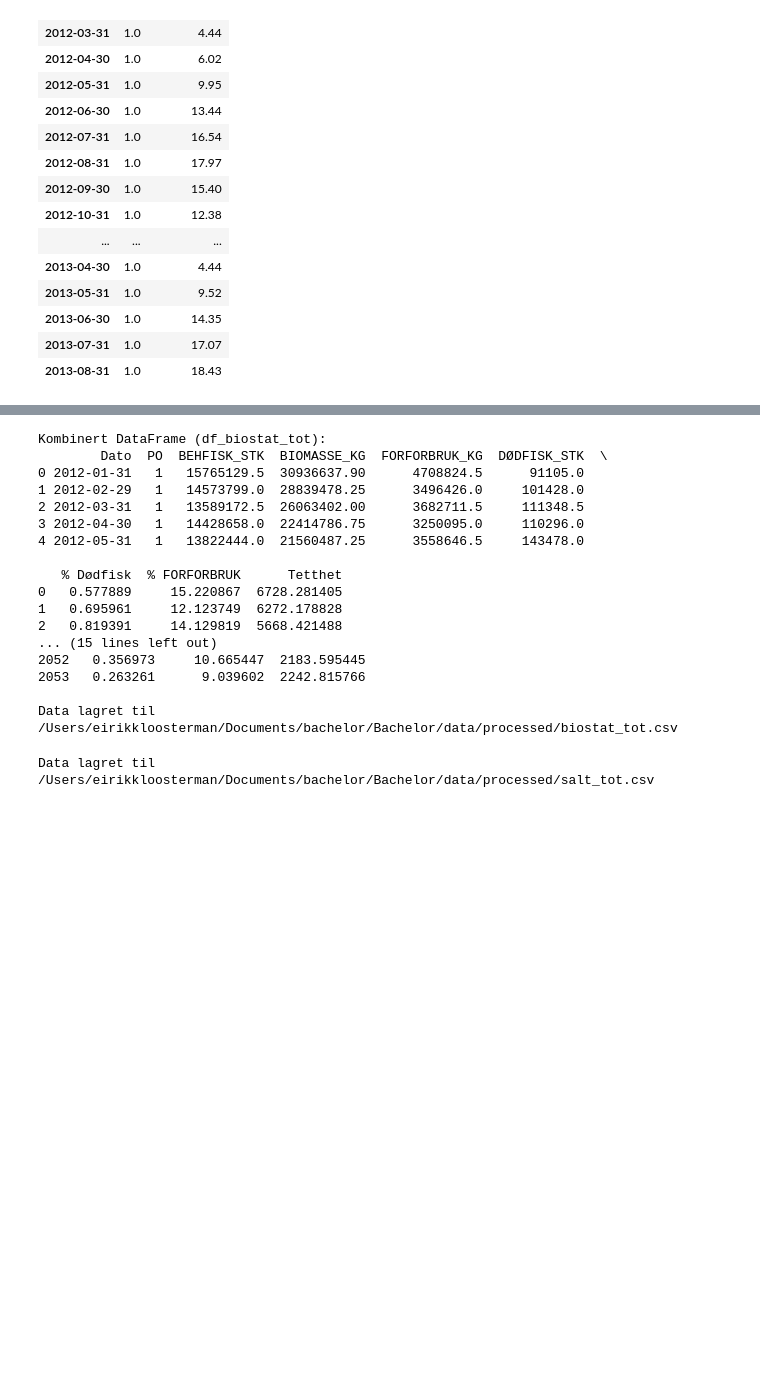
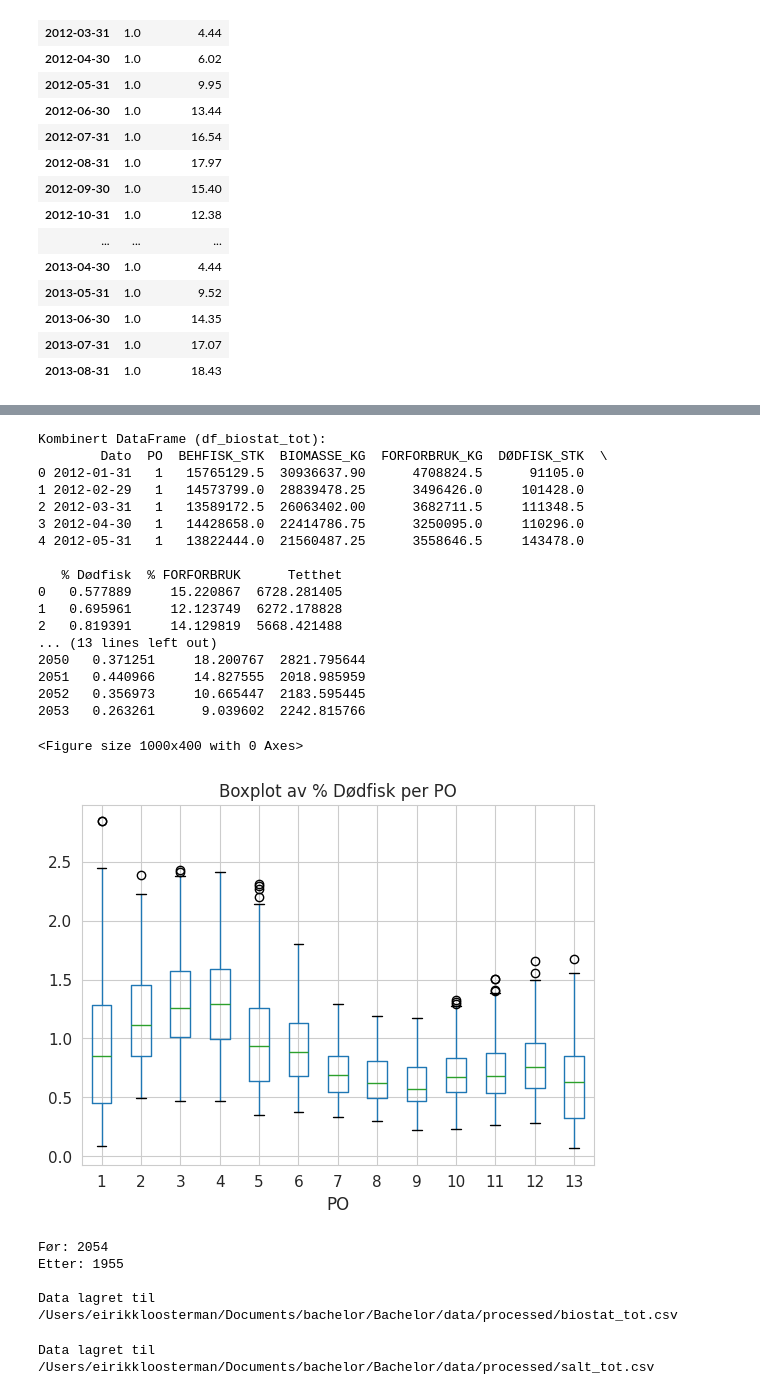
Before and after one commit to kavlikaviar/Bachelor, a Jupyter notebook: dataframe_samlet.ipynb, the cells around one changed output, grey strips where cells are left out. Drawn from its saved outputs; the diff is of its cells as text; code cells hidden in the pictures; blank space fills up the shorter version.

```diff
--- a/dataframe_samlet.ipynb
+++ b/dataframe_samlet.ipynb
@@ -414,37 +499,72 @@ if 'BIOMASSE_KG' in df_biostat_tot.columns and 'po_areal_map' in locals():
 
 # 4. Sorter og vis
 df_biostat_tot = df_biostat_tot.sort_values(by=['PO', 'Dato']).reset_index(drop=True)
 df_biostat_tot.dropna(subset=['Dato', 'PO'], inplace=True) # Fjern helt tomme rader
 
 print("Kombinert DataFrame (df_biostat_tot):")
 print(df_biostat_tot.head())
 print("\nSjekk slutten av datasettet for å se nyere data:")
 print(df_biostat_tot.tail())
 
+
+
+
+col = "% Dødfisk"
+
+def remove_iqr_outliers(df, group_col, value_col):
+    def iqr_filter(group):
+        Q1 = group[value_col].quantile(0.25)
+        Q3 = group[value_col].quantile(0.75)
+        IQR = Q3 - Q1
+        lower = Q1 - 1.5 * IQR
+        upper = Q3 + 1.5 * IQR
+        return group[(group[value_col] >= lower) & (group[value_col] <= upper)]
+    return df.groupby(group_col, group_keys=False).apply(iqr_filter)
+
+df_biostat_tot_iqr = remove_iqr_outliers(df_biostat_tot, "PO", col)
+
+
+df_biostat_tot_iqr = df_biostat_tot_iqr[df_biostat_tot_iqr[col] < 30000]
+df_biostat_tot_iqr = df_biostat_tot_iqr[df_biostat_tot_iqr[col] > 0]
+plt.figure(figsize=(10,4))
+df_biostat_tot_iqr.boxplot(column=col, by="PO")
+plt.title(f"Boxplot av {col} per PO")
+plt.suptitle("")
+plt.show()
+print("Før:", len(df_biostat_tot))
+print("Etter:", len(df_biostat_tot_iqr))
+df_biostat_tot = df_biostat_tot_iqr
+
 # Lagre til CSV
 output_path = "/Users/eirikkloosterman/Documents/bachelor/Bachelor/data/processed/biostat_tot.csv"
-df_biostat_tot.to_csv(output_path, index=False, sep=';')
+df_biostat_tot_iqr.to_csv(output_path, index=False, sep=';')
 print(f"\nData lagret til {output_path}")
 
 #printer starten av PO13
 # %% [output]
 Kombinert DataFrame (df_biostat_tot):
         Dato  PO  BEHFISK_STK  BIOMASSE_KG  FORFORBRUK_KG  DØDFISK_STK  \
 0 2012-01-31   1   15765129.5  30936637.90      4708824.5      91105.0
 1 2012-02-29   1   14573799.0  28839478.25      3496426.0     101428.0
 2 2012-03-31   1   13589172.5  26063402.00      3682711.5     111348.5
 3 2012-04-30   1   14428658.0  22414786.75      3250095.0     110296.0
 4 2012-05-31   1   13822444.0  21560487.25      3558646.5     143478.0
 
    % Dødfisk  % FORFORBRUK      Tetthet
 0   0.577889     15.220867  6728.281405
 1   0.695961     12.123749  6272.178828
 2   0.819391     14.129819  5668.421488
-... (15 lines left out)
+... (13 lines left out)
+2050   0.371251     18.200767  2821.795644
+2051   0.440966     14.827555  2018.985959
 2052   0.356973     10.665447  2183.595445
 2053   0.263261      9.039602  2242.815766
-
-Data lagret til /Users/eirikkloosterman/Documents/bachelor/Bachelor/data/processed/biostat_tot.csv
+<Figure size 1000x400 with 0 Axes>
+[figure, added]
+Før: 2054
+Etter: 1955
+
+Data lagret til /Users/eirikkloosterman/Documents/bachelor/Bachelor/data/processed/biostat_tot.csv
 # %%
 import pandas as pd
 import matplotlib.pyplot as plt
```
Also changed, not shown: parts of 5 cells of this notebook, 9 other files.
